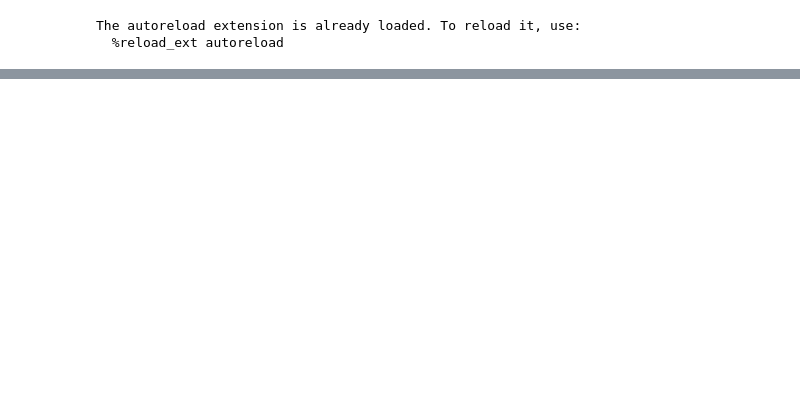
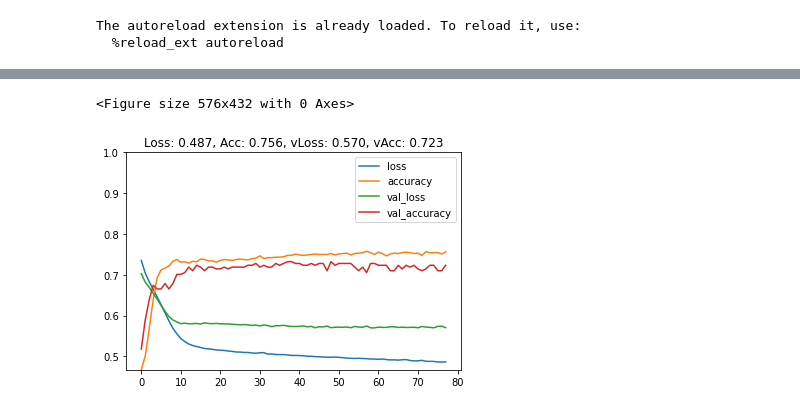
Before and after one commit to patrickdmiller/unsupervised_learning, a Jupyter notebook: src/project 1 redux.ipynb, the cells around one changed output, grey strips where cells are left out. Saved outputs shown, nothing was run; the diff lists cells and outputs as text; code cells hidden in the pictures; blank space fills up the shorter version.

```diff
--- a/src/project 1 redux.ipynb
+++ b/src/project 1 redux.ipynb
@@ -133,0 +151,2 @@ result:  0.8317948579788208 [64, 64] it: 113 time 33.17654965003021 [0.370912075
+# %%
+results_raw = nn_experiment(obj = wine, exp= None)
@@ -134,2 +171,7 @@ result:  0.8317948579788208 [64, 64] it: 113 time 33.17654965003021 [0.370912075
+# %%
+plot_loss_accuracy(results_raw[3]['history'])
+# %% [output]
+<Figure size 576x432 with 0 Axes>
+[figure, added]
 # %%
 results_pca = nn_experiment(obj=wine, exp = 'pca')
```
Also changed, not shown: parts of 39 cells of this notebook.
